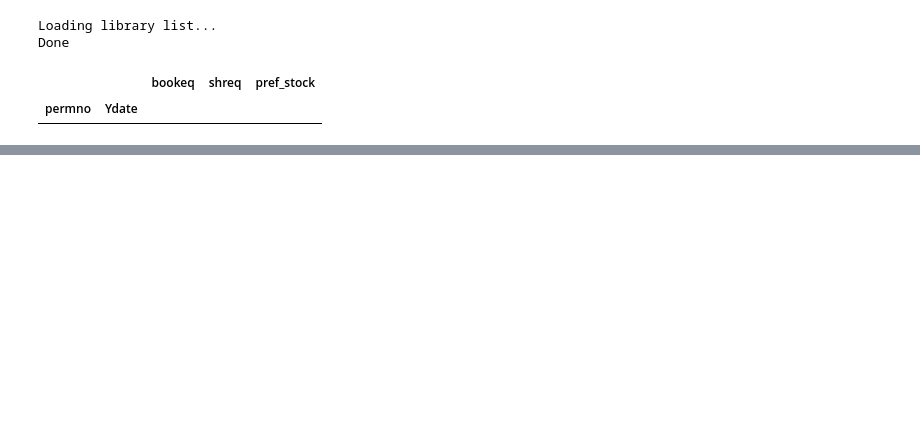
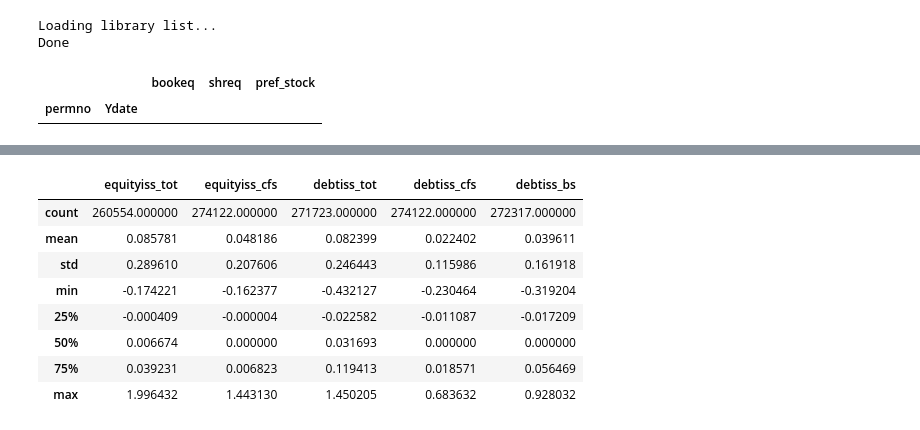
Before and after one commit to ionmihai/finsets, a Jupyter notebook: nbs/01_wrds/03_compa.ipynb, the cells around one changed output, grey strips where cells are left out. Saved outputs shown, nothing was run; the diff lists cells and outputs as text; code cells hidden in the pictures; blank space fills up the shorter version.

```diff
--- a/nbs/01_wrds/03_compa.ipynb
+++ b/nbs/01_wrds/03_compa.ipynb
@@ -240,0 +313,33 @@ beq_from_scratch.head(0)
+# %%
+#| export
+def issuance_vars(df: pd.DataFrame=None,        # If None, downloads (and cleans) only required vars
+                    return_metadata: bool=False # If True, just returns the metadata dictionary
+                    ) -> pd.DataFrame:
+
+    metadata = {'inputs': {'wrds.compa.clean()': ['at', 'lt', 'seq', 'ceq', 'txditc', 'pstk', 'pstkrv', 'pstkl', 'itcb',
+                                                  'sstk','prstkc','dltis','dltr', 're', 'dlc','dltt']},
+                'outputs': {'wrds.compa.issuance_vars()': ['equityiss_tot','equityiss_cfs', 'debtiss_tot', 'debtiss_cfs', 'debtiss_bs']},
+                'labels': {'equityiss_tot':'Equity issuance','equityiss_cfs':'Equity issuance',
+                           'debtiss_tot':'Debt issuance', 'debtiss_cfs':'Debt issuance', 'debtiss_bs':'Debt issuance'}
+    }
+    if return_metadata: return metadata
+
+    reqs = metadata['inputs']['wrds.compa.clean()']
+    if df is None: df = clean(vars=reqs)
+    df = df[reqs].copy()
+
+    beq = book_equity(df)[['bookeq']].copy()
+    df = df.join(beq)
+
+    df['lag_at'] = pdm.lag(df['at'])
+
+    df['equityiss_cfs'] = (df['sstk'].fillna(0) - df['prstkc'].fillna(0)) / df['lag_at']
+    df['debtiss_cfs'] = (df['dltis'].fillna(0) - df['dltr'].fillna(0)) / df['lag_at']
+
+    df['debtiss_bs'] = (pdm.rdiff(df['dltt']) + pdm.rdiff(df['dlc'].fillna(0))) / df['lag_at']
+
+    df['equityiss_tot'] = (pdm.rdiff(df['bookeq']) - pdm.rdiff(df['re'])) / df['lag_at']
+    df['debtiss_tot'] = (pdm.rdiff(df['at']) - pdm.rdiff(df['bookeq'])) / df['lag_at']
+
+    df = df.replace([np.inf, -np.inf], np.nan)
+    return df[metadata['outputs']['wrds.compa.issuance_vars()']].copy()
@@ -241,2 +349,15 @@ beq_from_scratch.head(0)
+# %%
+#| eval: false
+pdm.wins(iss).describe()
+# %% [output]
+|  | equityiss_tot | equityiss_cfs | debtiss_tot | debtiss_cfs | debtiss_bs |
+| count | 260554.000000 | 274122.000000 | 271723.000000 | 274122.000000 | 272317.000000 |
+| mean | 0.085781 | 0.048186 | 0.082399 | 0.022402 | 0.039611 |
+| std | 0.289610 | 0.207606 | 0.246443 | 0.115986 | 0.161918 |
+| min | -0.174221 | -0.162377 | -0.432127 | -0.230464 | -0.319204 |
+| 25% | -0.000409 | -0.000004 | -0.022582 | -0.011087 | -0.017209 |
+| 50% | 0.006674 | 0.000000 | 0.031693 | 0.000000 | 0.000000 |
+| 75% | 0.039231 | 0.006823 | 0.119413 | 0.018571 | 0.056469 |
+| max | 1.996432 | 1.443130 | 1.450205 | 0.683632 | 0.928032 |
 # %%
 #| export
```
Also changed, not shown: parts of 29 cells of this notebook, 2 other files.
